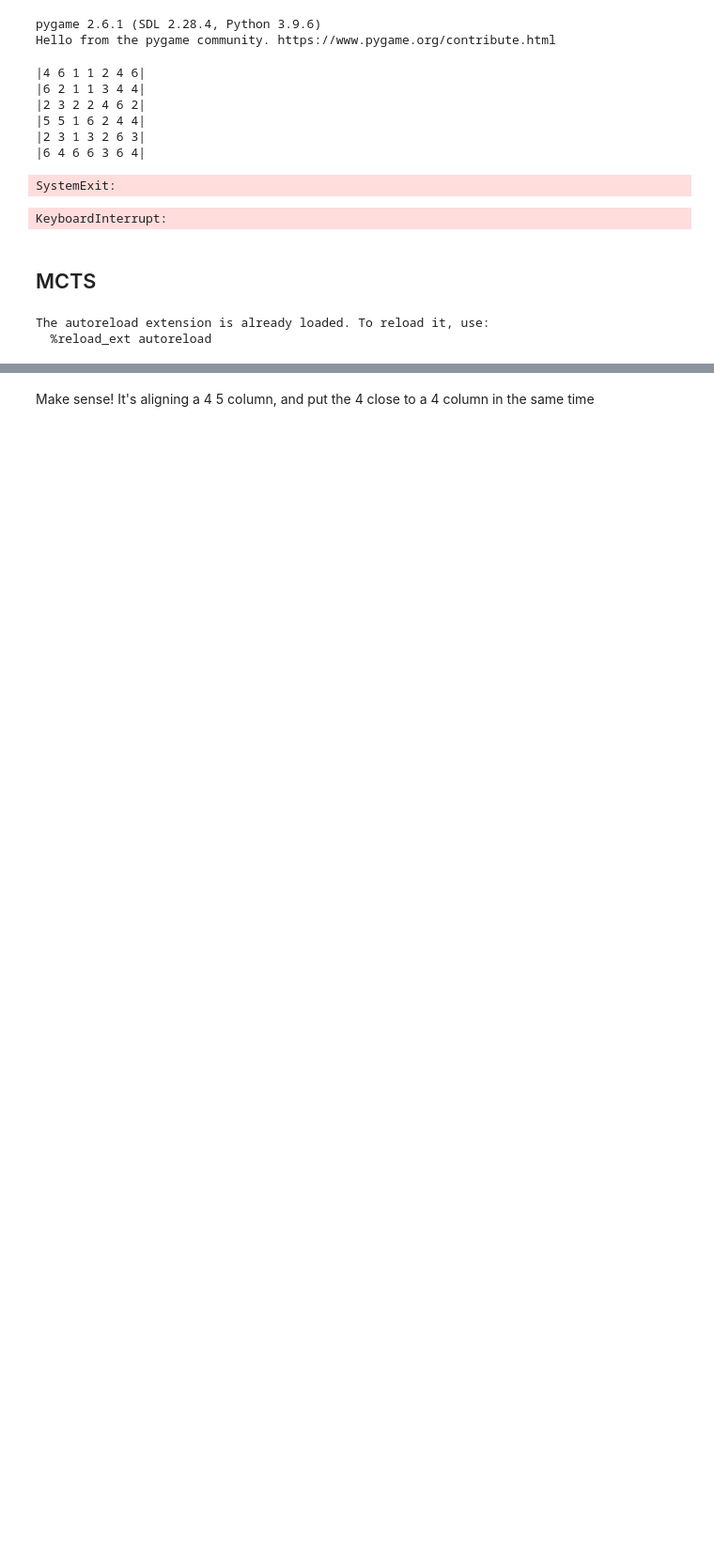
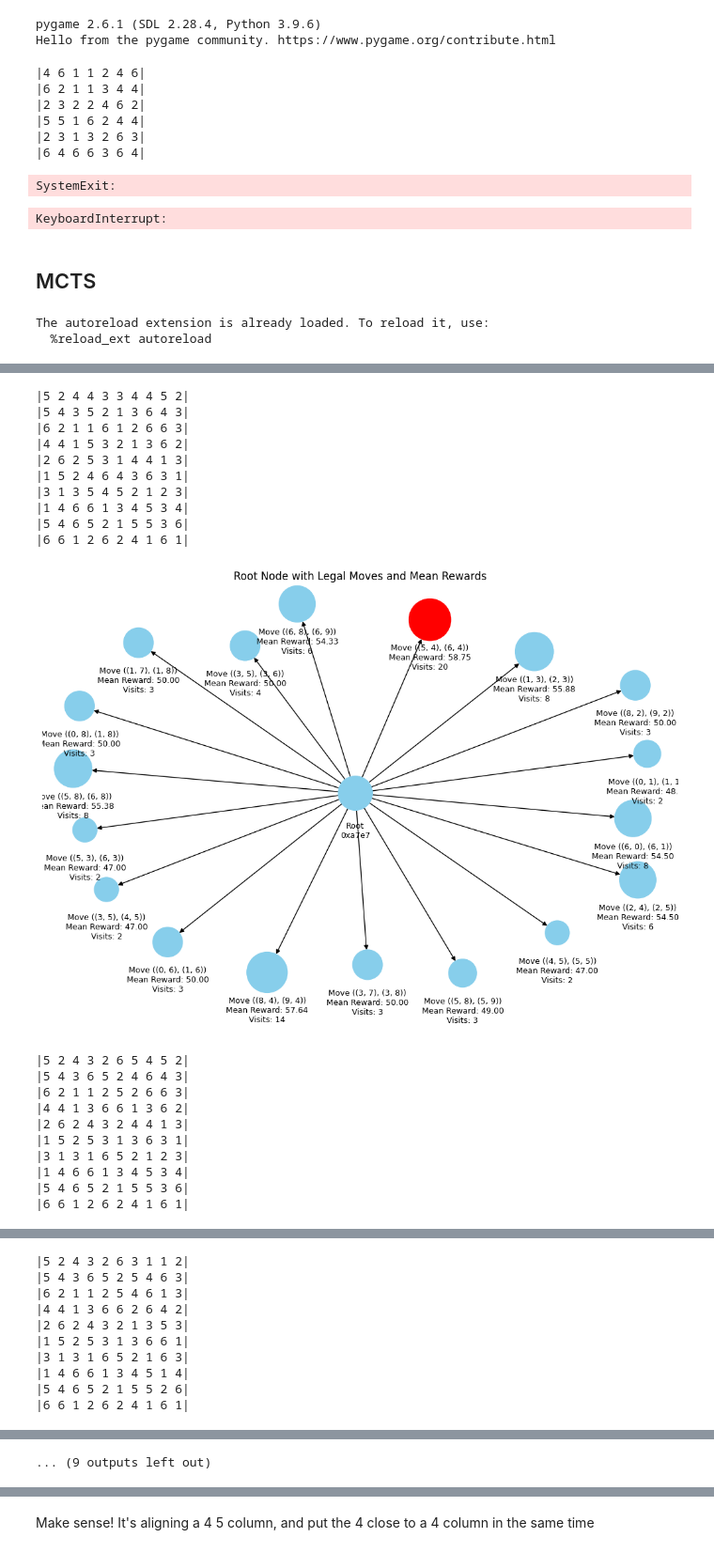
Before and after one commit to AlexisBnnft/CandyCrusher, a Jupyter notebook: Test.ipynb, the cells around one changed output, grey strips where cells are left out. Shown at 94% size. Drawn from its saved outputs; the diff is of its cells as text; code cells hidden in the pictures; blank space fills up the shorter version.

Commit message:
Last debugging of board.py

```diff
--- a/Test.ipynb
+++ b/Test.ipynb
@@ -307,6 +307,0 @@ b.display()
-# %%
-# Huge explo param to see the effect of exploration
-np.random.seed(32)
-mcts = MCTS_CandyCrush(b, exploration_param=1, max_depth=5, n_simulation=100, write_log_file=True, no_log=False)
-best_move = mcts.best_move()
-visualize_root_moves(mcts)
@@ -518,0 +310,37 @@ New board state after move: 0x87cd, Score: 7
+# %%
+np.random.seed(0)
+b = Board(10,10)
+b.fill_random()
+b.update()
+b.display()
+moves = []
+init_board = b.copy()
+for i in range(10):
+    mcts = MCTS_CandyCrush(b, exploration_param=10, max_depth=5, n_simulation=100, write_log_file=False, no_log=True)
+    best_move = mcts.best_move()
+    visualize_root_moves(mcts)
+    Action(b).swap(best_move[0][0], best_move[0][1], best_move[1][0], best_move[1][1])
+    b.display()
+    moves.append(best_move)
+# %% [output]
+|5 2 4 4 3 3 4 4 5 2|
+|5 4 3 5 2 1 3 6 4 3|
+|6 2 1 1 6 1 2 6 6 3|
+|4 4 1 5 3 2 1 3 6 2|
+|2 6 2 5 3 1 4 4 1 3|
+|1 5 2 4 6 4 3 6 3 1|
+|3 1 3 5 4 5 2 1 2 3|
+|1 4 6 6 1 3 4 5 3 4|
+|5 4 6 5 2 1 5 5 3 6|
+|6 6 1 2 6 2 4 1 6 1|
+[figure, added]
+|5 2 4 3 2 6 5 4 5 2|
+|5 4 3 6 5 2 4 6 4 3|
+|6 2 1 1 2 5 2 6 6 3|
+|4 4 1 3 6 6 1 3 6 2|
+|2 6 2 4 3 2 4 4 1 3|
+|1 5 2 5 3 1 3 6 3 1|
+|3 1 3 1 6 5 2 1 2 3|
+|1 4 6 6 1 3 4 5 3 4|
+|5 4 6 5 2 1 5 5 3 6|
+|6 6 1 2 6 2 4 1 6 1|
@@ -518,0 +348,10 @@ New board state after move: 0x87cd, Score: 7
+|5 2 4 3 2 6 3 1 1 2|
+|5 4 3 6 5 2 5 4 6 3|
+|6 2 1 1 2 5 4 6 1 3|
+|4 4 1 3 6 6 2 6 4 2|
+|2 6 2 4 3 2 1 3 5 3|
+|1 5 2 5 3 1 3 6 6 1|
+|3 1 3 1 6 5 2 1 6 3|
+|1 4 6 6 1 3 4 5 1 4|
+|5 4 6 5 2 1 5 5 2 6|
+|6 6 1 2 6 2 4 1 6 1|
@@ -518,0 +392 @@ New board state after move: 0x87cd, Score: 7
+... (9 outputs left out)
```
Also changed, not shown: parts of 22 cells of this notebook, 7 other files.
